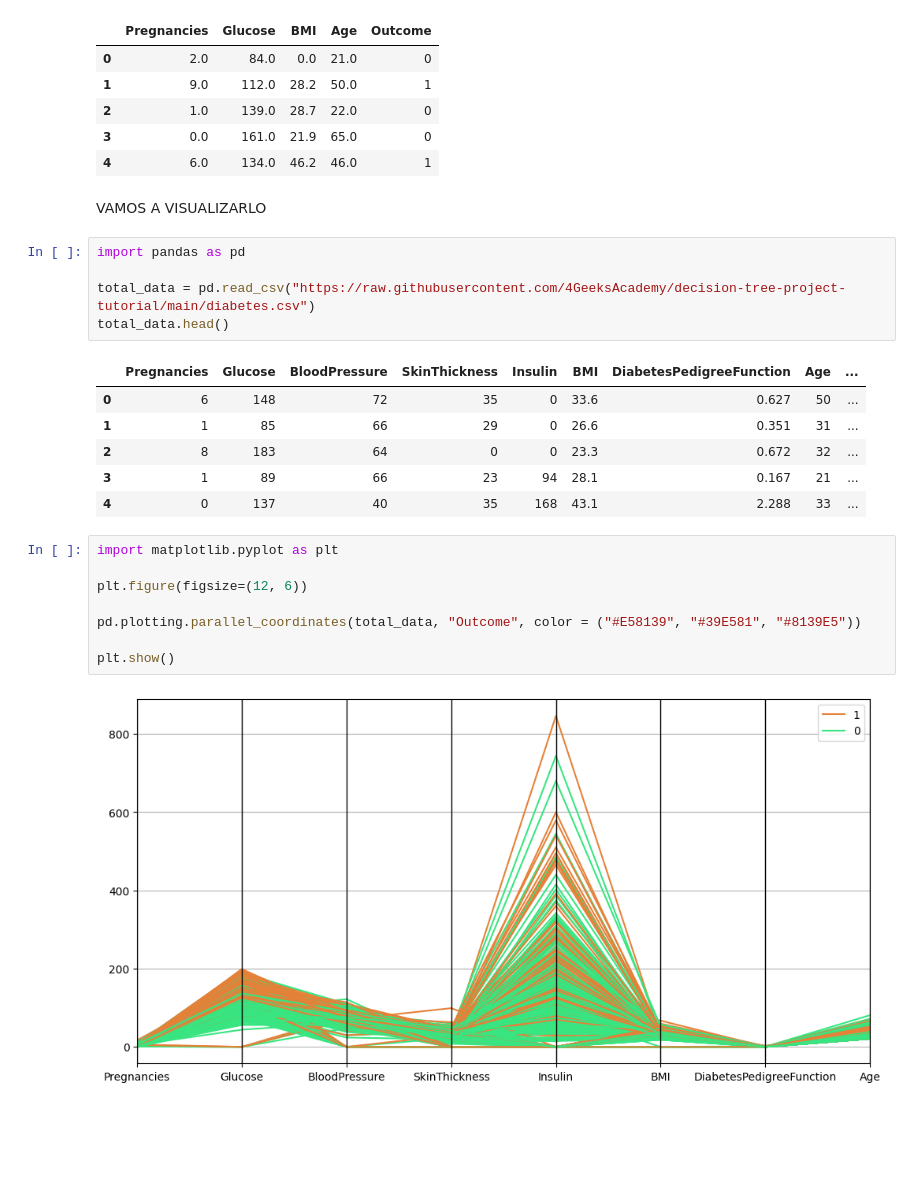
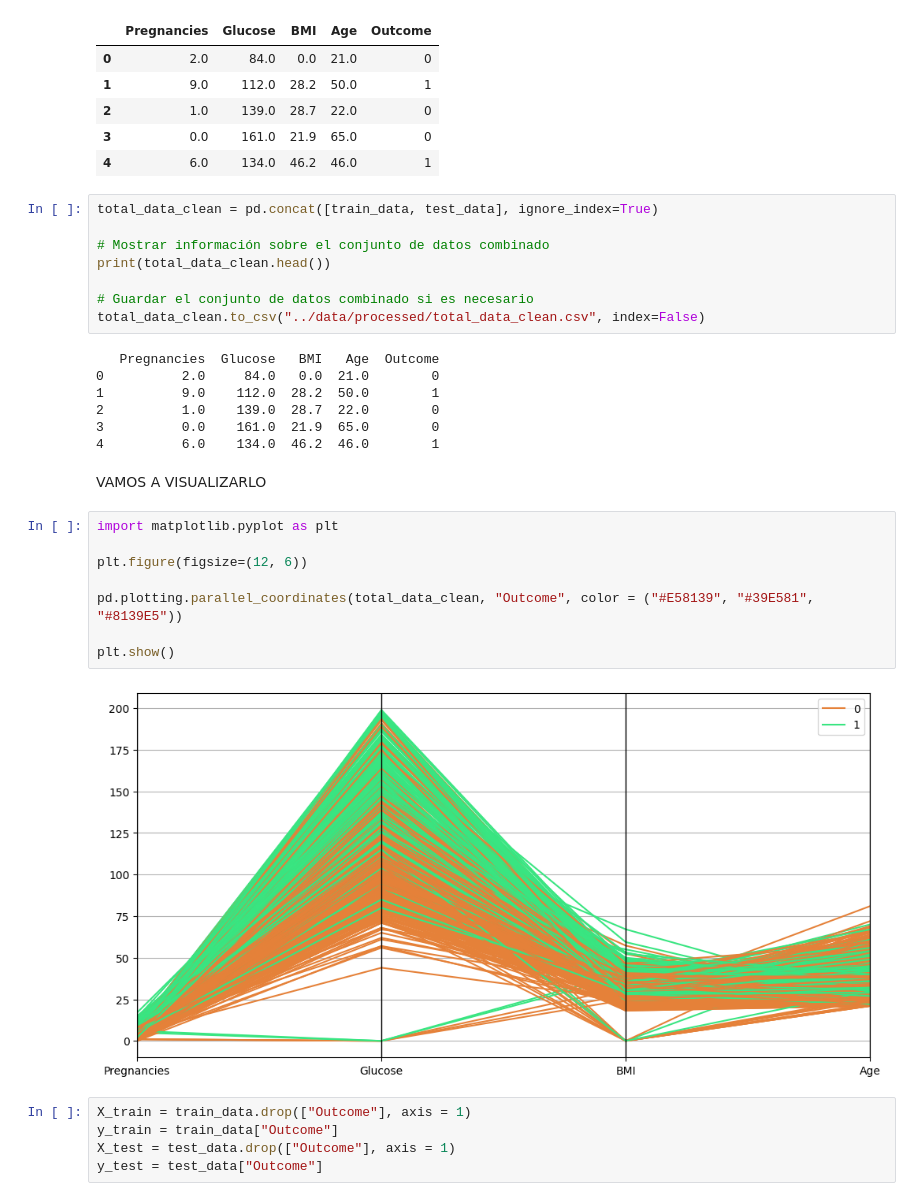
Before and after one commit to 4GeeksAcademy/decisiontree, a Jupyter notebook: src/ML.IPYNB, the cells around one changed output. Drawn from its saved outputs; the diff is of its cells as text; blank space fills up the shorter version.

```diff
--- a/src/ML.IPYNB
+++ b/src/ML.IPYNB
@@ -11,27 +11,35 @@ train_data.head()
 | 2 | 1.0 | 139.0 | 28.7 | 22.0 | 0 |
 | 3 | 0.0 | 161.0 | 21.9 | 65.0 | 0 |
 | 4 | 6.0 | 134.0 | 46.2 | 46.0 | 1 |
+# %%
+total_data_clean = pd.concat([train_data, test_data], ignore_index=True)
+
+# Mostrar información sobre el conjunto de datos combinado
+print(total_data_clean.head())
+
+# Guardar el conjunto de datos combinado si es necesario
+total_data_clean.to_csv("../data/processed/total_data_clean.csv", index=False)
+# %% [output]
+   Pregnancies  Glucose   BMI   Age  Outcome
+0          2.0     84.0   0.0  21.0        0
+1          9.0    112.0  28.2  50.0        1
+2          1.0    139.0  28.7  22.0        0
+3          0.0    161.0  21.9  65.0        0
+4          6.0    134.0  46.2  46.0        1
 # %% [markdown]
 VAMOS A VISUALIZARLO
-# %%
-import pandas as pd
-
-total_data = pd.read_csv("https://raw.githubusercontent.com/4GeeksAcademy/decision-tree-project-tutorial/main/diabetes.csv")
-total_data.head()
-# %% [output]
-|  | Pregnancies | Glucose | BloodPressure | SkinThickness | Insulin | BMI | DiabetesPedigreeFunction | Age | ... |
-| 0 | 6 | 148 | 72 | 35 | 0 | 33.6 | 0.627 | 50 | ... |
-| 1 | 1 | 85 | 66 | 29 | 0 | 26.6 | 0.351 | 31 | ... |
-| 2 | 8 | 183 | 64 | 0 | 0 | 23.3 | 0.672 | 32 | ... |
-| 3 | 1 | 89 | 66 | 23 | 94 | 28.1 | 0.167 | 21 | ... |
-| 4 | 0 | 137 | 40 | 35 | 168 | 43.1 | 2.288 | 33 | ... |
 # %%
 import matplotlib.pyplot as plt
 
 plt.figure(figsize=(12, 6))
 
-pd.plotting.parallel_coordinates(total_data, "Outcome", color = ("#E58139", "#39E581", "#8139E5"))
+pd.plotting.parallel_coordinates(total_data_clean, "Outcome", color = ("#E58139", "#39E581", "#8139E5"))
 
 plt.show()
 # %% [output]
-[figure, old version]
+[figure, new version]
+# %%
+X_train = train_data.drop(["Outcome"], axis = 1)
+y_train = train_data["Outcome"]
+X_test = test_data.drop(["Outcome"], axis = 1)
+y_test = test_data["Outcome"]
```
Also changed, not shown: parts of 12 cells of this notebook, 1 other file.
